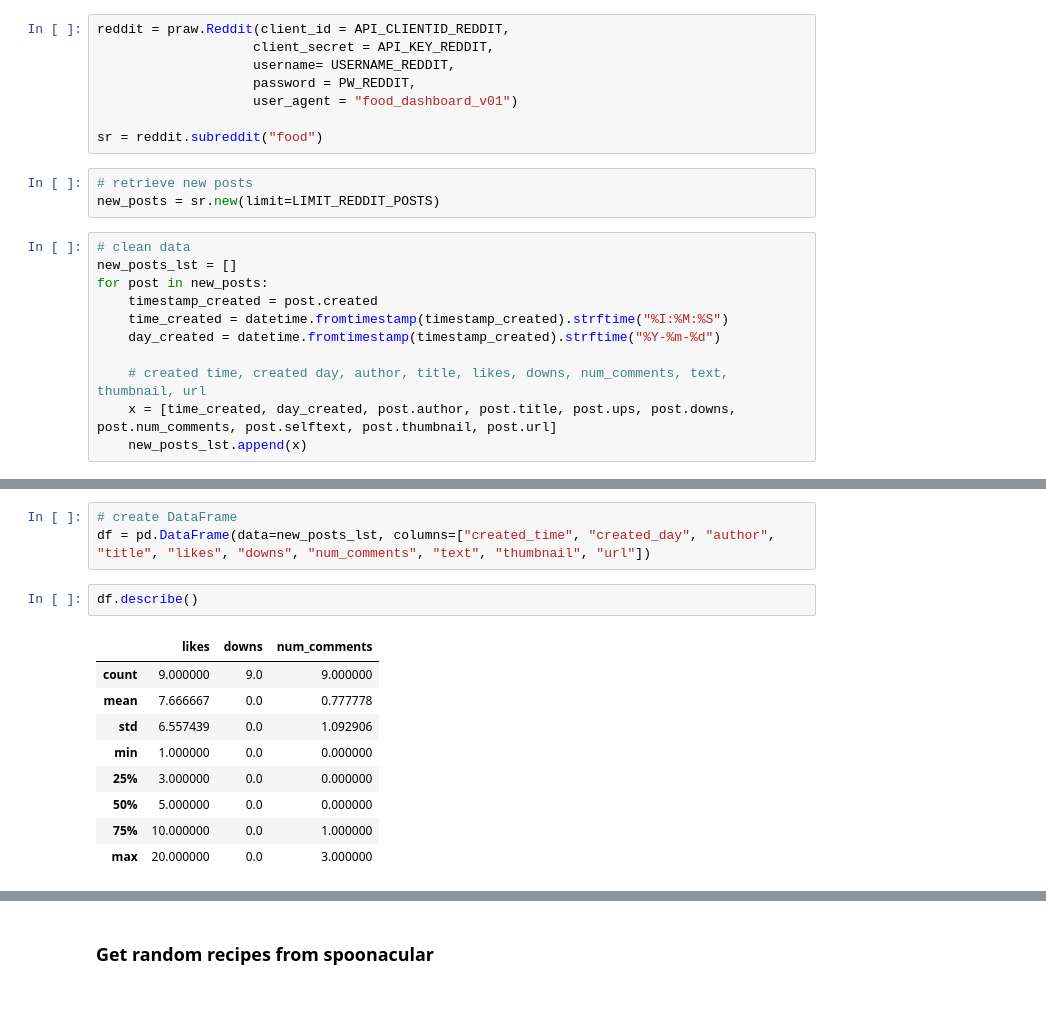
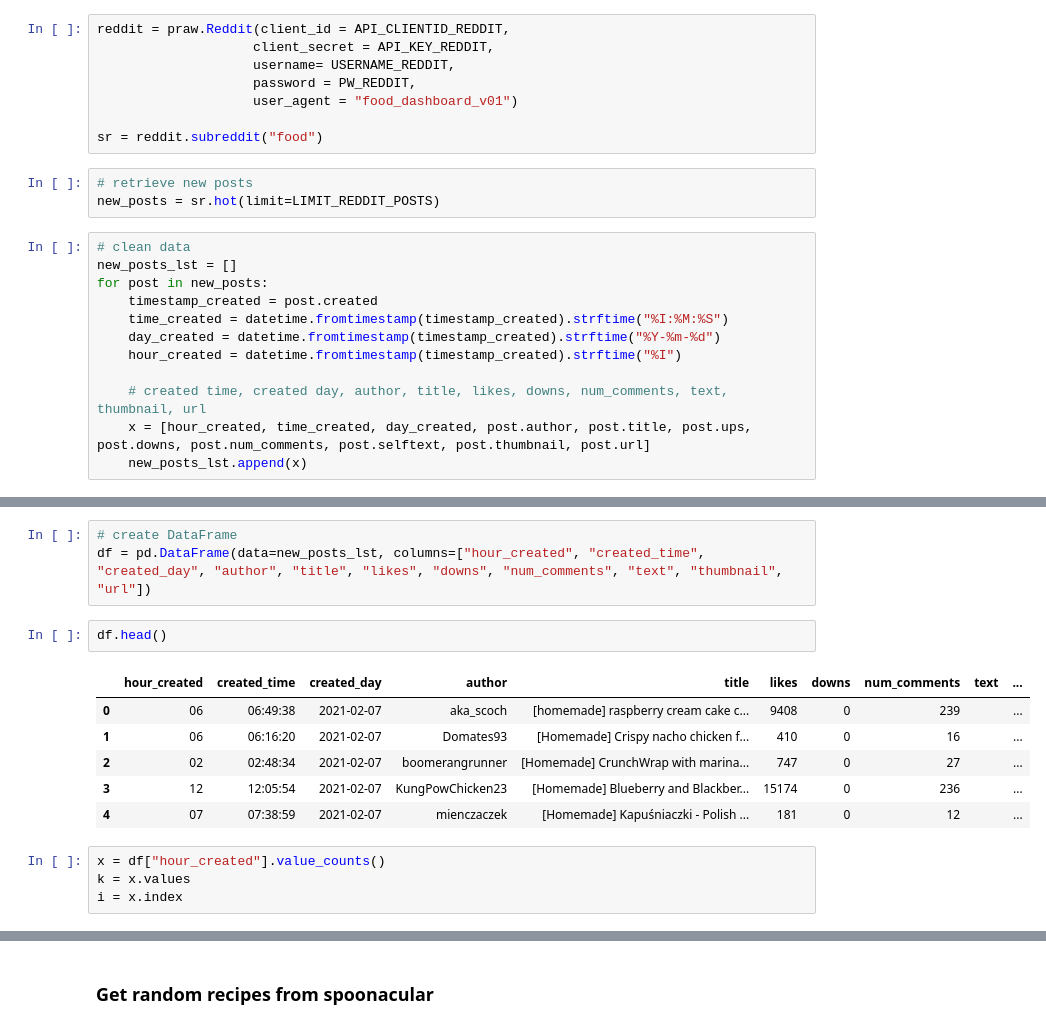
Before and after one commit to ZerhackerJagi/food_dashboard, a Jupyter notebook: Dashboard.ipynb, the cells around one changed output, grey strips where cells are left out. Cells and saved outputs as stored; diff of their text form; blank space fills up the shorter version.

```diff
--- a/Dashboard.ipynb
+++ b/Dashboard.ipynb
@@ -39,7 +40,7 @@ reddit = praw.Reddit(client_id = API_CLIENTID_REDDIT,
 sr = reddit.subreddit("food")
 # %%
 # retrieve new posts
-new_posts = sr.new(limit=LIMIT_REDDIT_POSTS)
+new_posts = sr.hot(limit=LIMIT_REDDIT_POSTS)
 # %%
 # clean data
 new_posts_lst = []
@@ -47,7 +48,8 @@ for post in new_posts:
     timestamp_created = post.created
     time_created = datetime.fromtimestamp(timestamp_created).strftime("%I:%M:%S")
     day_created = datetime.fromtimestamp(timestamp_created).strftime("%Y-%m-%d")
+    hour_created = datetime.fromtimestamp(timestamp_created).strftime("%I")
 
     # created time, created day, author, title, likes, downs, num_comments, text, thumbnail, url
-    x = [time_created, day_created, post.author, post.title, post.ups, post.downs, post.num_comments, post.selftext, post.thumbnail, post.url]
+    x = [hour_created, time_created, day_created, post.author, post.title, post.ups, post.downs, post.num_comments, post.selftext, post.thumbnail, post.url]
     new_posts_lst.append(x)
@@ -64,15 +56,16 @@ for post in new_posts:
 # %%
 # create DataFrame
-df = pd.DataFrame(data=new_posts_lst, columns=["created_time", "created_day", "author", "title", "likes", "downs", "num_comments", "text", "thumbnail", "url"])
+df = pd.DataFrame(data=new_posts_lst, columns=["hour_created", "created_time", "created_day", "author", "title", "likes", "downs", "num_comments", "text", "thumbnail", "url"])
 # %%
-df.describe()
+df.head()
 # %% [output]
-|  | likes | downs | num_comments |
-| count | 9.000000 | 9.0 | 9.000000 |
-| mean | 7.666667 | 0.0 | 0.777778 |
-| std | 6.557439 | 0.0 | 1.092906 |
-| min | 1.000000 | 0.0 | 0.000000 |
-| 25% | 3.000000 | 0.0 | 0.000000 |
-| 50% | 5.000000 | 0.0 | 0.000000 |
-| 75% | 10.000000 | 0.0 | 1.000000 |
-| max | 20.000000 | 0.0 | 3.000000 |
+|  | hour_created | created_time | created_day | author | title | likes | downs | num_comments | text | ... |
+| 0 | 06 | 06:49:38 | 2021-02-07 | aka_scoch | [homemade] raspberry cream cake c... | 9408 | 0 | 239 |  | ... |
+| 1 | 06 | 06:16:20 | 2021-02-07 | Domates93 | [Homemade] Crispy nacho chicken f... | 410 | 0 | 16 |  | ... |
+| 2 | 02 | 02:48:34 | 2021-02-07 | boomerangrunner | [Homemade] CrunchWrap with marina... | 747 | 0 | 27 |  | ... |
+| 3 | 12 | 12:05:54 | 2021-02-07 | KungPowChicken23 | [Homemade] Blueberry and Blackber... | 15174 | 0 | 236 |  | ... |
+| 4 | 07 | 07:38:59 | 2021-02-07 | mienczaczek | [Homemade] Kapuśniaczki - Polish ... | 181 | 0 | 12 |  | ... |
+# %%
+x = df["hour_created"].value_counts()
+k = x.values
+i = x.index
```
Also changed, not shown: parts of 17 cells of this notebook.
